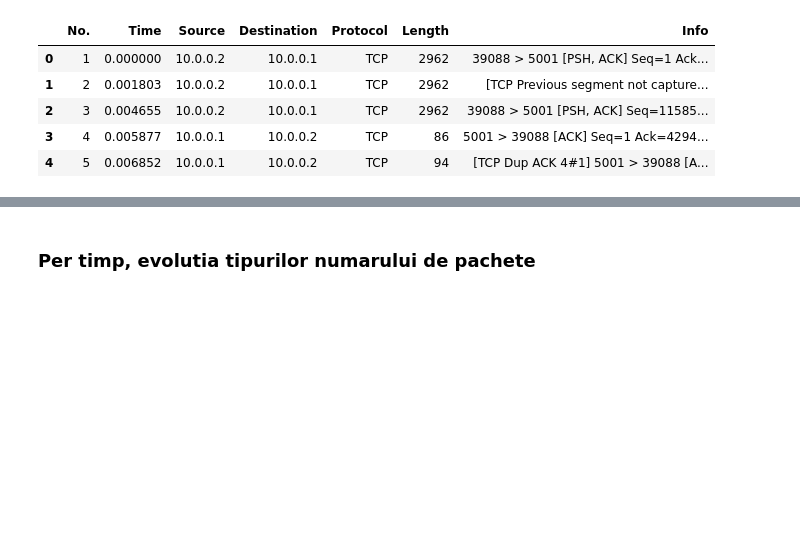
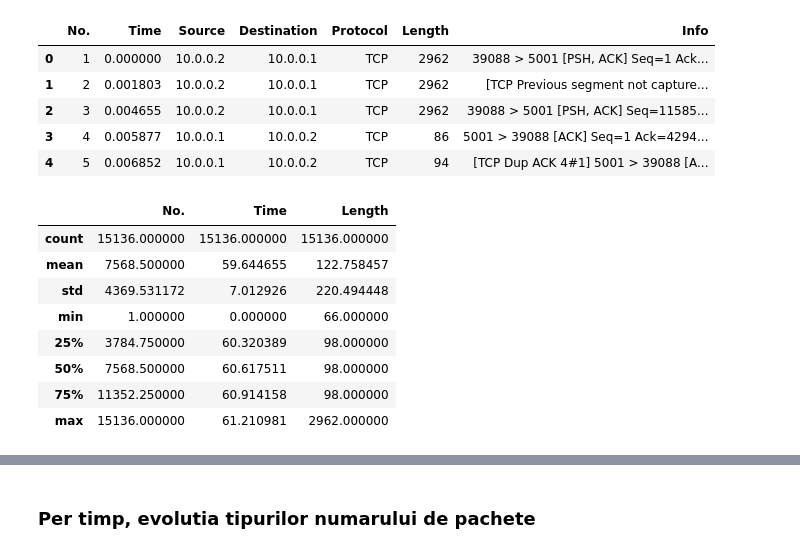
Before and after one commit to aianau/umfst, a Jupyter notebook: SS/proiect1/analysis.ipynb, the cells around one changed output, grey strips where cells are left out. Saved outputs shown, nothing was run; the diff lists cells and outputs as text; code cells hidden in the pictures; blank space fills up the shorter version.

```diff
--- a/SS/proiect1/analysis.ipynb
+++ b/SS/proiect1/analysis.ipynb
@@ -19,3 +20,15 @@ df.head()
 | 2 | 3 | 0.004655 | 10.0.0.2 | 10.0.0.1 | TCP | 2962 | 39088 > 5001 [PSH, ACK] Seq=11585... |
 | 3 | 4 | 0.005877 | 10.0.0.1 | 10.0.0.2 | TCP | 86 | 5001 > 39088 [ACK] Seq=1 Ack=4294... |
 | 4 | 5 | 0.006852 | 10.0.0.1 | 10.0.0.2 | TCP | 94 | [TCP Dup ACK 4#1] 5001 > 39088 [A... |
+# %%
+df.describe()
+# %% [output]
+|  | No. | Time | Length |
+| count | 15136.000000 | 15136.000000 | 15136.000000 |
+| mean | 7568.500000 | 59.644655 | 122.758457 |
+| std | 4369.531172 | 7.012926 | 220.494448 |
+| min | 1.000000 | 0.000000 | 66.000000 |
+| 25% | 3784.750000 | 60.320389 | 98.000000 |
+| 50% | 7568.500000 | 60.617511 | 98.000000 |
+| 75% | 11352.250000 | 60.914158 | 98.000000 |
+| max | 15136.000000 | 61.210981 | 2962.000000 |
```
Also changed, not shown: parts of 9 cells of this notebook, 1 other file.
